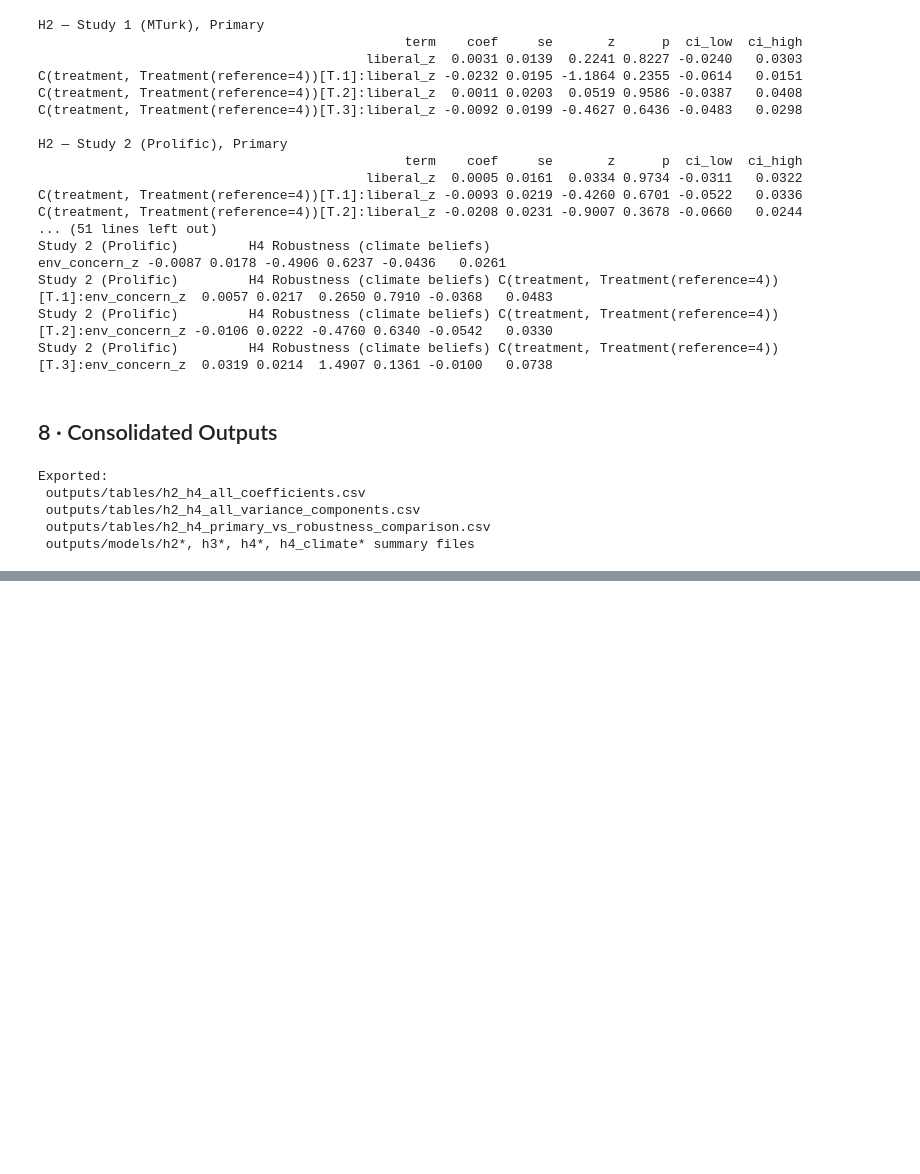
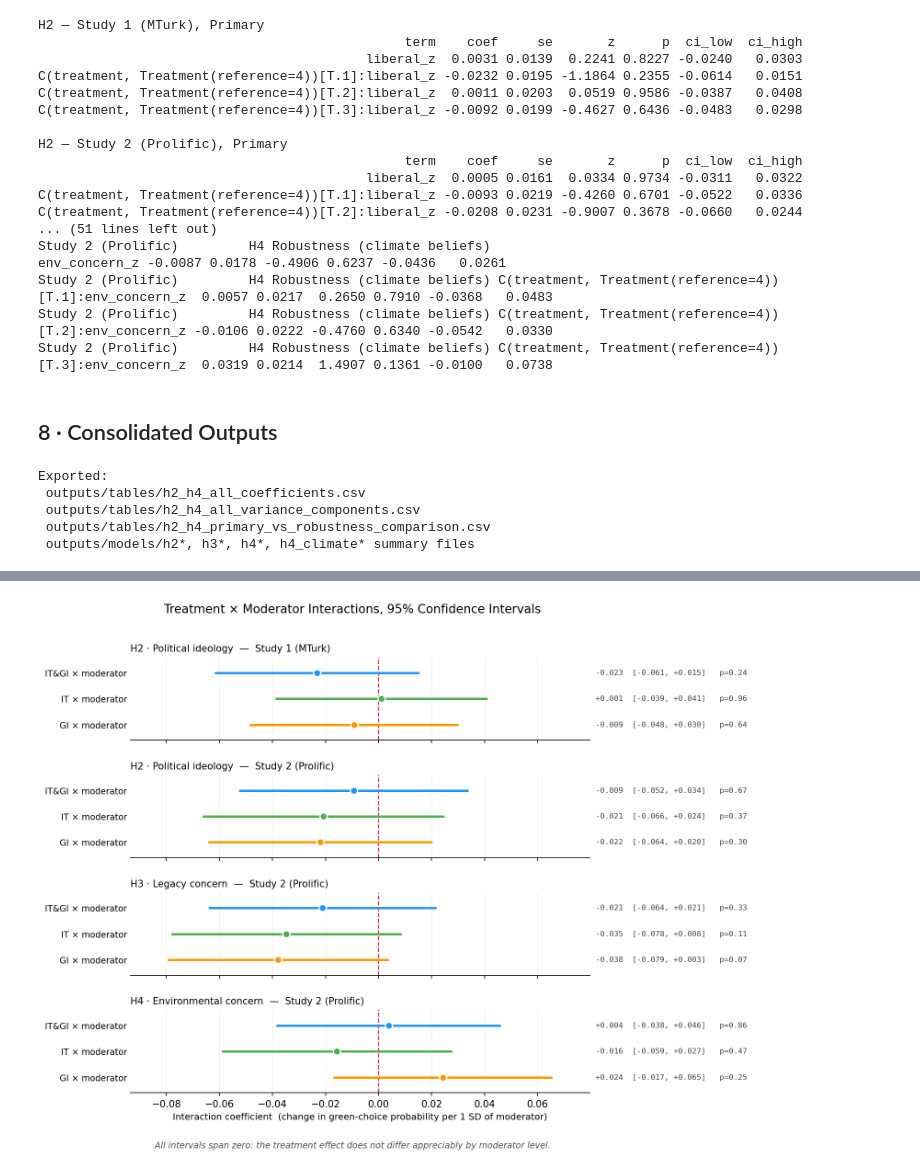
Before and after one commit to EllyShoon/Dissertation_Notebooks, a Jupyter notebook: notebooks/04_h2_h4_moderation.ipynb, the cells around one changed output, grey strips where cells are left out. Drawn from its saved outputs; the diff is of its cells as text; code cells hidden in the pictures; blank space fills up the shorter version.

```diff
--- a/notebooks/04_h2_h4_moderation.ipynb
+++ b/notebooks/04_h2_h4_moderation.ipynb
@@ -36,6 +36,14 @@ TREAT_MAP = {1: 'IT&GI', 2: 'IT', 3: 'GI', 4: 'NIT&NGI'}
 TREAT_ORDER = ['IT&GI', 'IT', 'GI', 'NIT&NGI']
 
 print('Environment ready.')
+
+import matplotlib.pyplot as plt
+
+os.makedirs('outputs/figures', exist_ok=True)
+
+# Consistent treatment palette across all figures in the project.
+TREAT_COLORS = {'IT&GI': '#2196F3', 'IT': '#4CAF50', 'GI': '#FF9800', 'NIT&NGI': '#9E9E9E'}
+plt.rcParams.update({'figure.dpi': 150})
 # %% [output]
 Environment ready.
 # %% [markdown]
@@ -474,0 +489,54 @@ Exported:
+# %%
+# Cell 9: Figure — forest plot of treatment × moderator interactions
+CONTRASTS = [('[T.1]', 'IT&GI'), ('[T.2]', 'IT'), ('[T.3]', 'GI')]
+PANELS = [
+    ('H2 · Political ideology',      'Study 1 (MTurk)',    res_h2_mt, 'liberal_z'),
+    ('H2 · Political ideology',      'Study 2 (Prolific)', res_h2_pr, 'liberal_z'),
+    ('H3 · Legacy concern',          'Study 2 (Prolific)', res_h3_pr, 'legacy_z'),
+    ('H4 · Environmental concern',   'Study 2 (Prolific)', res_h4_pr, 'env_concern_z'),
+]
+
+# Common x-range so panels are visually comparable.
+lo_all, hi_all = 0.0, 0.0
+for _, _, res, mod in PANELS:
+    ci = res.conf_int()
+    for tag, _ in CONTRASTS:
+        t = f'C(treatment, Treatment(reference=4)){tag}:{mod}'
+        lo_all = min(lo_all, ci.loc[t, 0]); hi_all = max(hi_all, ci.loc[t, 1])
+pad = (hi_all - lo_all) * 0.10
+
+fig, axes = plt.subplots(len(PANELS), 1, figsize=(8.6, 8.2), sharex=True,
+                         gridspec_kw={'hspace': 0.42})
+
+for ax, (hyp_label, study, res, mod) in zip(axes, PANELS):
+    ci = res.conf_int()
+    ylabels = []
+    for i, (tag, tname) in enumerate(reversed(CONTRASTS)):
+        t = f'C(treatment, Treatment(reference=4)){tag}:{mod}'
+        b, lo, hi, p = res.params[t], ci.loc[t, 0], ci.loc[t, 1], res.pvalues[t]
+        colour = TREAT_COLORS[tname]
+        ax.plot([lo, hi], [i, i], color=colour, lw=2.4, solid_capstyle='round', zorder=2)
+        ax.plot(b, i, 'o', color=colour, ms=7.5, mec='white', mew=1.3, zorder=3)
+        ax.text(hi_all + pad * 1.15, i, f'{b:+.3f}  [{lo:+.3f}, {hi:+.3f}]   p={p:.2f}',
+                va='center', fontsize=8, family='monospace', color='0.25')
+        ylabels.append(f'{tname} \u00d7 moderator')
+    ax.axvline(0, color='crimson', ls='--', lw=1.15, zorder=1)
+    ax.set_yticks(range(len(CONTRASTS)))
+    ax.set_yticklabels(ylabels, fontsize=9)
+    ax.set_ylim(-0.6, len(CONTRASTS) - 0.4)
+    ax.set_xlim(lo_all - pad, hi_all + pad)
+    ax.set_title(f'{hyp_label}  \u2014  {study}', fontsize=10, loc='left', pad=6)
+    ax.spines[['top', 'right', 'left']].set_visible(False)
+    ax.tick_params(axis='y', length=0)
+    ax.grid(axis='x', lw=0.4, alpha=0.35)
+
+axes[-1].set_xlabel('Interaction coefficient  (change in green-choice probability per 1 SD of moderator)',
+                    fontsize=9.5)
+fig.suptitle('Treatment \u00d7 Moderator Interactions, 95% Confidence Intervals', fontsize=12.5, y=0.975)
+fig.text(0.5, 0.012,
+         'All intervals span zero: the treatment effect does not differ appreciably by moderator level.',
+         ha='center', fontsize=9, style='italic', color='0.3')
+plt.savefig('outputs/figures/fig_moderation_forest.png', dpi=200, bbox_inches='tight')
+plt.show()
+# %% [output]
+[figure, added]
```
Also changed, not shown: parts of 4 cells of this notebook, 3 other files.
